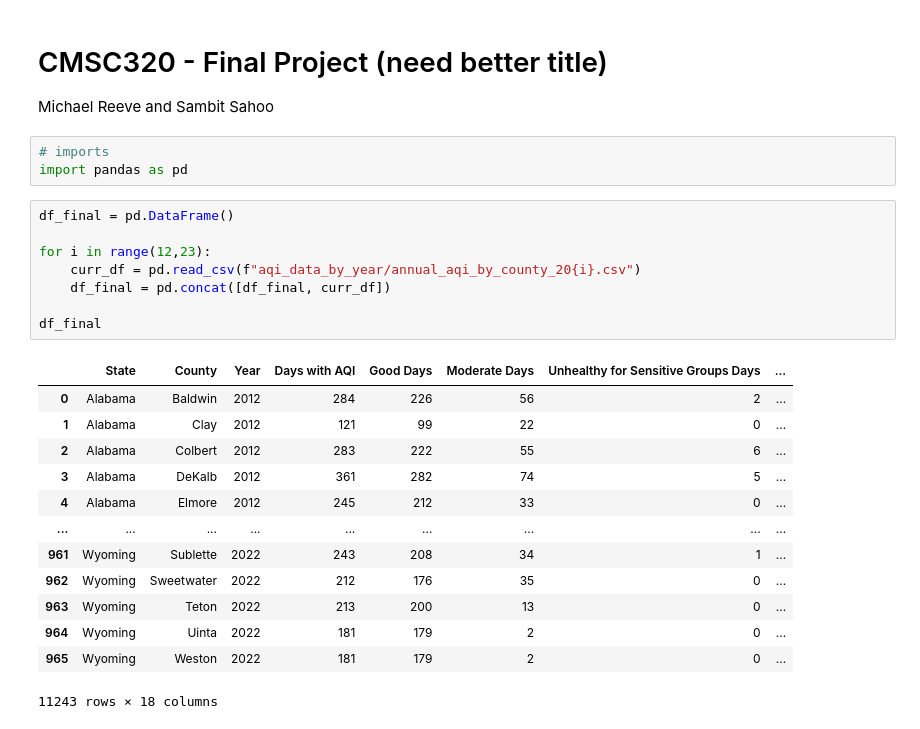
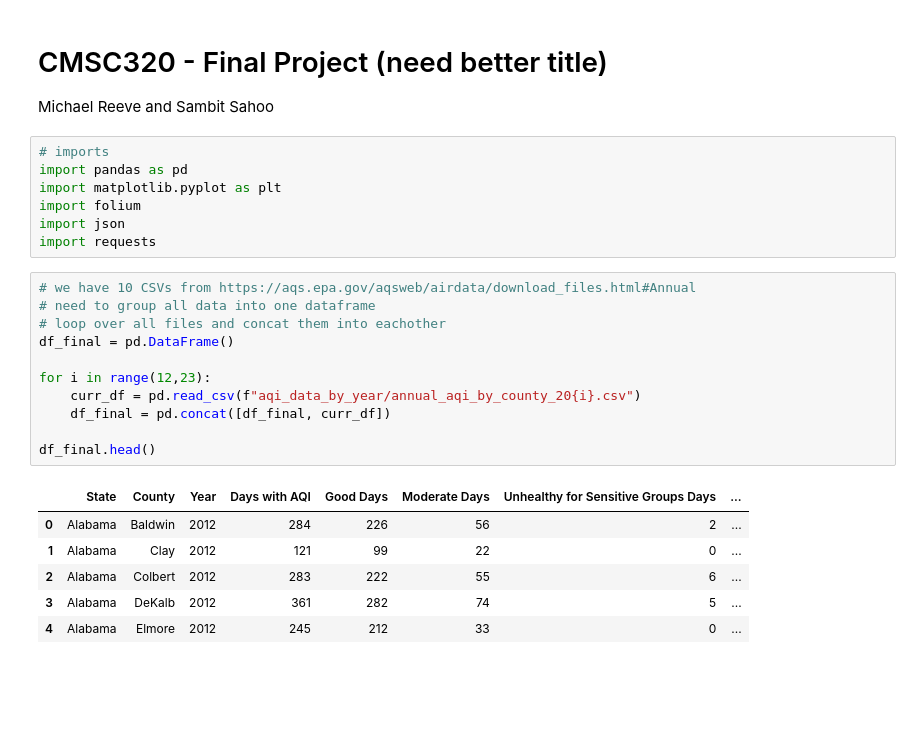
Before and after one commit to mreeve29/mreeve29.github.io, a Jupyter notebook: AQI_Project.ipynb, the cells around one changed output. Cells and saved outputs as stored; diff of their text form; blank space fills up the shorter version.

```diff
--- a/AQI_Project.ipynb
+++ b/AQI_Project.ipynb
@@ -4,25 +4,25 @@ Michael Reeve and Sambit Sahoo
 # %%
 # imports
 import pandas as pd
+import matplotlib.pyplot as plt
+import folium
+import json
+import requests
 # %%
+# we have 10 CSVs from https://aqs.epa.gov/aqsweb/airdata/download_files.html#Annual
+# need to group all data into one dataframe
+# loop over all files and concat them into eachother
 df_final = pd.DataFrame()
 
 for i in range(12,23):
     curr_df = pd.read_csv(f"aqi_data_by_year/annual_aqi_by_county_20{i}.csv")
     df_final = pd.concat([df_final, curr_df])
 
-df_final
+df_final.head()
 # %% [output]
 |  | State | County | Year | Days with AQI | Good Days | Moderate Days | Unhealthy for Sensitive Groups Days | ... |
 | 0 | Alabama | Baldwin | 2012 | 284 | 226 | 56 | 2 | ... |
 | 1 | Alabama | Clay | 2012 | 121 | 99 | 22 | 0 | ... |
 | 2 | Alabama | Colbert | 2012 | 283 | 222 | 55 | 6 | ... |
 | 3 | Alabama | DeKalb | 2012 | 361 | 282 | 74 | 5 | ... |
 | 4 | Alabama | Elmore | 2012 | 245 | 212 | 33 | 0 | ... |
-| ... | ... | ... | ... | ... | ... | ... | ... | ... |
-| 961 | Wyoming | Sublette | 2022 | 243 | 208 | 34 | 1 | ... |
-| 962 | Wyoming | Sweetwater | 2022 | 212 | 176 | 35 | 0 | ... |
-| 963 | Wyoming | Teton | 2022 | 213 | 200 | 13 | 0 | ... |
-| 964 | Wyoming | Uinta | 2022 | 181 | 179 | 2 | 0 | ... |
-| 965 | Wyoming | Weston | 2022 | 181 | 179 | 2 | 0 | ... |
-11243 rows × 18 columns
```
Also changed, not shown: parts of 5 cells of this notebook.
